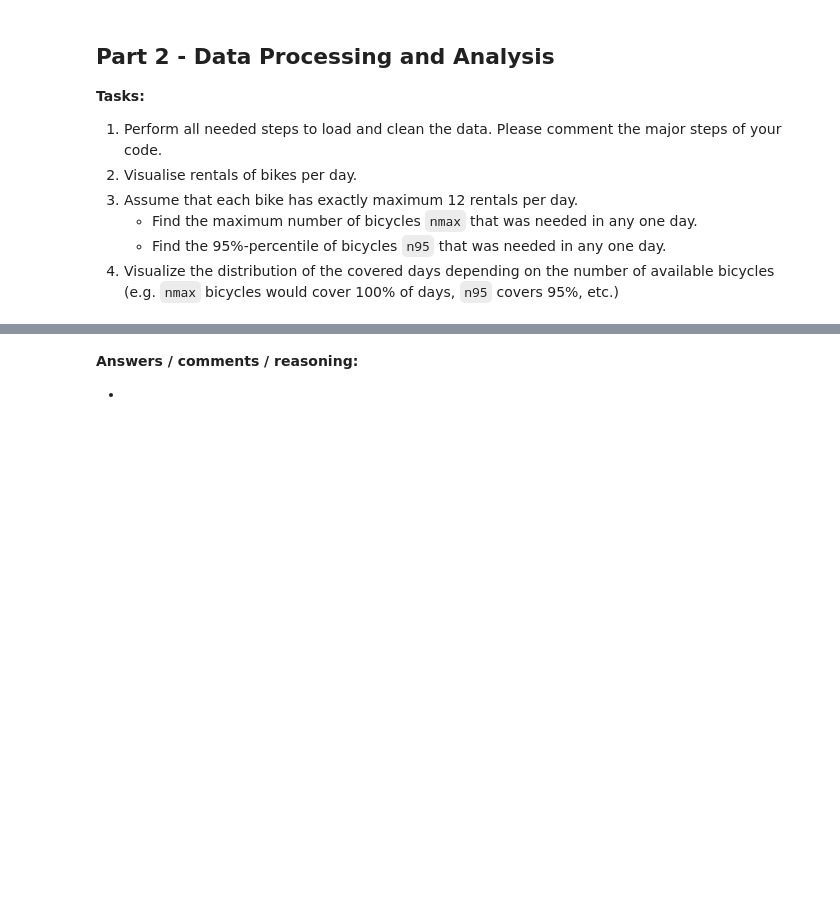
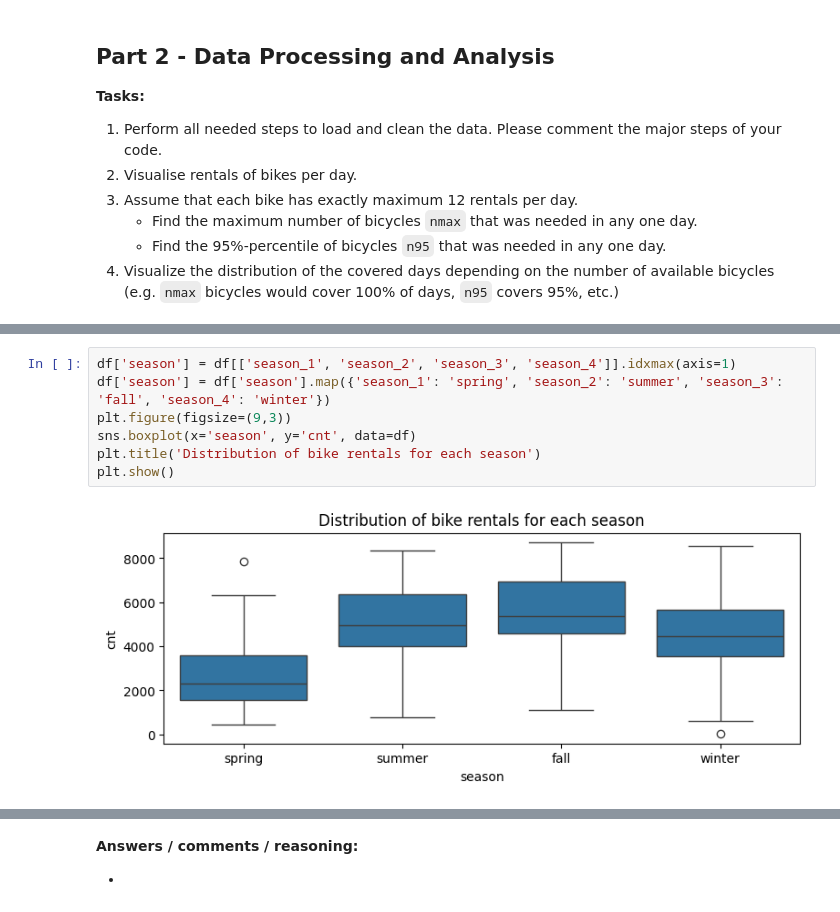
Before and after one commit to carlov93/sixt_challange, a Jupyter notebook: notebooks/SIXT_DataScience_Task202402.ipynb, the cells around one changed output, grey strips where cells are left out. Saved outputs shown, nothing was run; the diff lists cells and outputs as text; blank space fills up the shorter version.

```diff
--- a/notebooks/SIXT_DataScience_Task202402.ipynb
+++ b/notebooks/SIXT_DataScience_Task202402.ipynb
@@ -50,0 +191,9 @@ FileNotFoundError: [Errno 2] No such file or directory: '/data/day.csv'
+# %%
+df['season'] = df[['season_1', 'season_2', 'season_3', 'season_4']].idxmax(axis=1)
+df['season'] = df['season'].map({'season_1': 'spring', 'season_2': 'summer', 'season_3': 'fall', 'season_4': 'winter'})
+plt.figure(figsize=(9,3))
+sns.boxplot(x='season', y='cnt', data=df)
+plt.title('Distribution of bike rentals for each season')
+plt.show()
+# %% [output]
+[figure, added]
```
Also changed, not shown: parts of 51 cells of this notebook.
